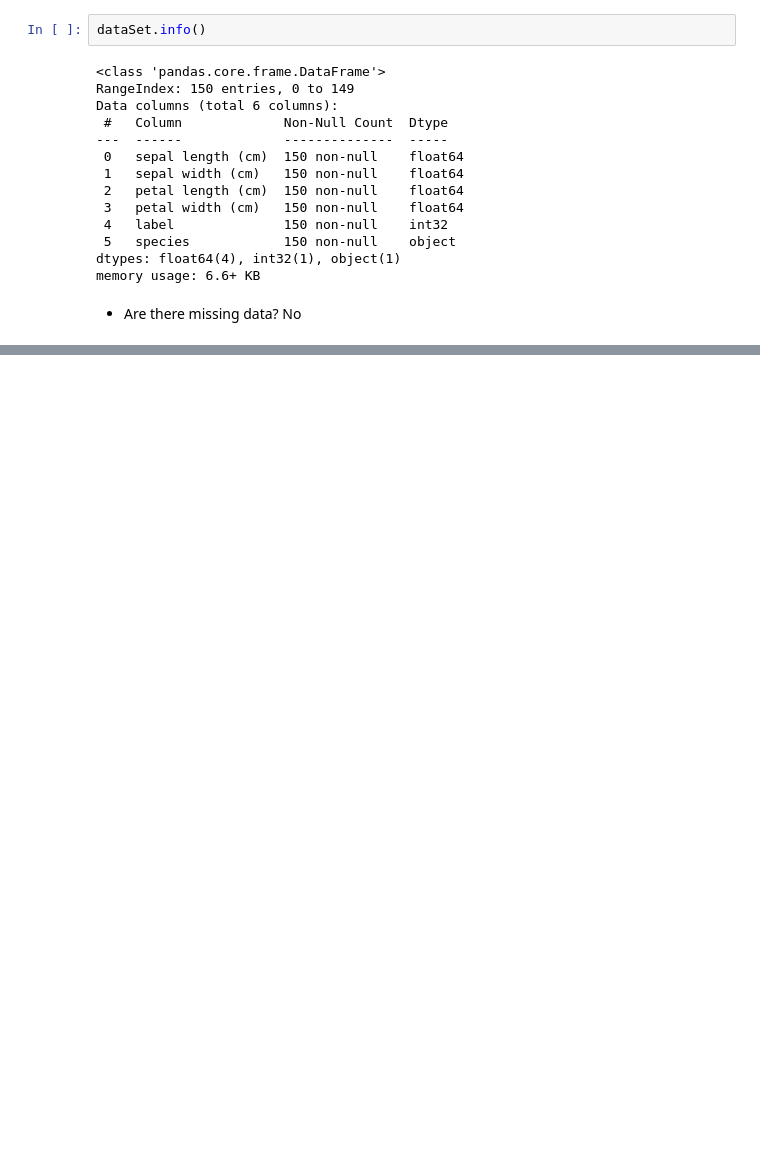
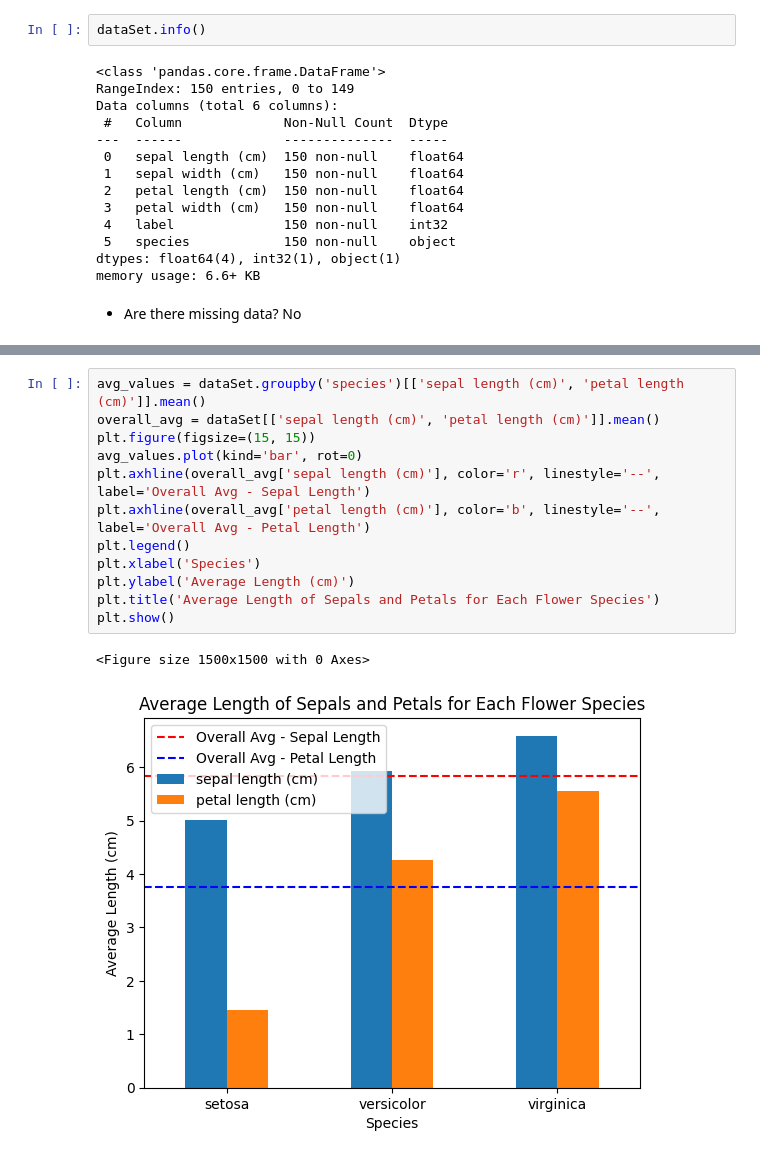
Before and after one commit to ramonfv/Signal-Processing-using-Neural-Networks, a Jupyter notebook: Unit1/iris..ipynb, the cells around one changed output, grey strips where cells are left out. Cells and saved outputs as stored; diff of their text form; blank space fills up the shorter version.

```diff
--- a/Unit1/iris..ipynb
+++ b/Unit1/iris..ipynb
@@ -140,0 +161,15 @@ memory usage: 6.6+ KB
+# %%
+avg_values = dataSet.groupby('species')[['sepal length (cm)', 'petal length (cm)']].mean()
+overall_avg = dataSet[['sepal length (cm)', 'petal length (cm)']].mean()
+plt.figure(figsize=(15, 15))
+avg_values.plot(kind='bar', rot=0)
+plt.axhline(overall_avg['sepal length (cm)'], color='r', linestyle='--', label='Overall Avg - Sepal Length')
+plt.axhline(overall_avg['petal length (cm)'], color='b', linestyle='--', label='Overall Avg - Petal Length')
+plt.legend()
+plt.xlabel('Species')
+plt.ylabel('Average Length (cm)')
+plt.title('Average Length of Sepals and Petals for Each Flower Species')
+plt.show()
+# %% [output]
+<Figure size 1500x1500 with 0 Axes>
+[figure, added]
```
Also changed, not shown: parts of 13 cells of this notebook.
